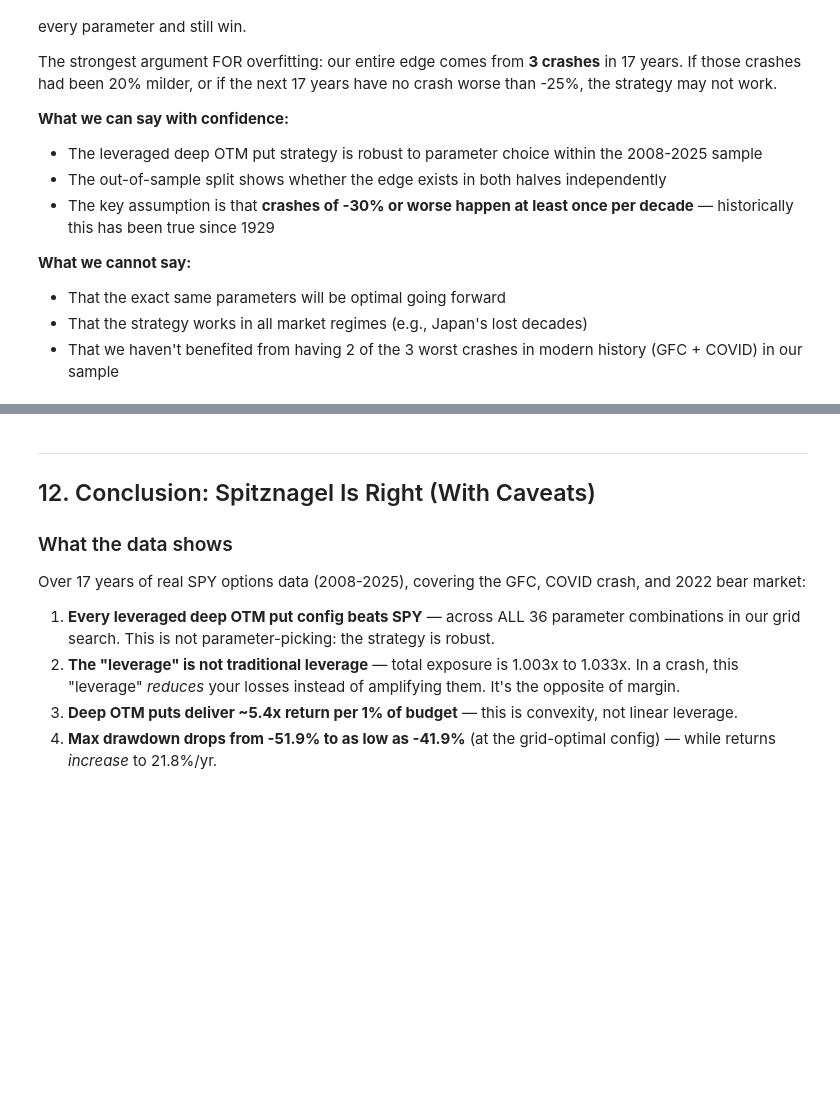
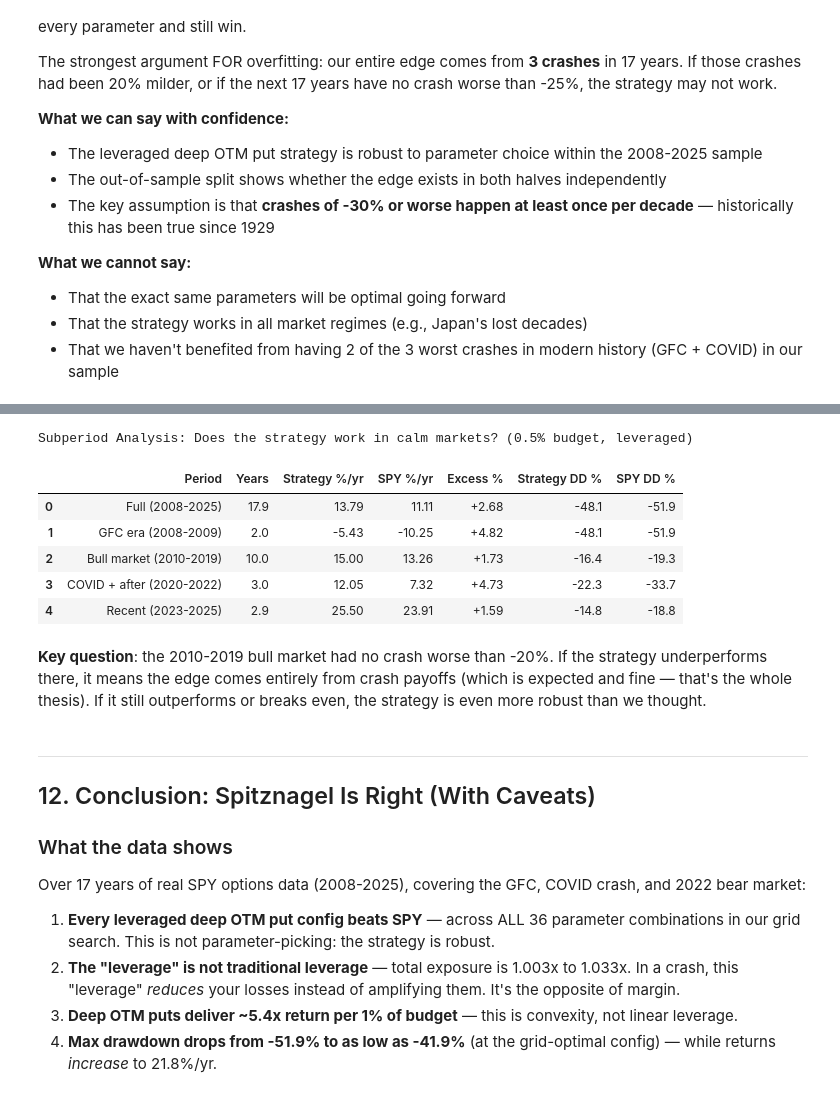
Before and after one commit to lambdaclass/options_backtester, a Jupyter notebook: notebooks/spitznagel_case.ipynb, the cells around one changed output, grey strips where cells are left out. Cells and saved outputs as stored; diff of their text form; code cells hidden in the pictures; blank space fills up the shorter version.

```diff
--- a/notebooks/spitznagel_case.ipynb
+++ b/notebooks/spitznagel_case.ipynb
@@ -1056,3 +1056,69 @@ The strongest argument FOR overfitting: our entire edge comes from **3 crashes**
 - That the exact same parameters will be optimal going forward
 - That the strategy works in all market regimes (e.g., Japan's lost decades)
 - That we haven't benefited from having 2 of the 3 worst crashes in modern history (GFC + COVID) in our sample
+# %%
+# 10i. Subperiod analysis: does the strategy work WITHOUT major crashes?
+# Test on calm periods vs crash periods separately
+
+# Define subperiods
+subperiods = [
+    ('Full (2008-2025)',  None, None),
+    ('GFC era (2008-2009)', '2008-01-01', '2010-01-01'),
+    ('Bull market (2010-2019)', '2010-01-01', '2020-01-01'),  # NO crash > -20%
+    ('COVID + after (2020-2022)', '2020-01-01', '2023-01-01'),
+    ('Recent (2023-2025)', '2023-01-01', None),
+]
+
+# Run the default 0.5% leveraged config on the full period
+r_sub = run_backtest(
+    'subperiod test', 1.0, 0.0,
+    lambda: make_deep_otm_put_strategy(schema),
+    data,
+    budget_fn=lambda date, tc: tc * 0.005,
+)
+
+bal = r_sub['balance']
+total_cap = bal['total capital']
+
+sub_rows = []
+for name, start, end in subperiods:
+    s = pd.Timestamp(start) if start else total_cap.index[0]
+    e = pd.Timestamp(end) if end else total_cap.index[-1]
+
+    # Strategy
+    period_cap = total_cap[(total_cap.index >= s) & (total_cap.index <= e)]
+    if len(period_cap) < 20:
+        continue
+    period_years = (period_cap.index[-1] - period_cap.index[0]).days / 365.25
+    if period_years < 0.5:
+        continue
+    period_ret = (period_cap.iloc[-1] / period_cap.iloc[0] - 1) * 100
+    period_annual = ((1 + period_ret / 100) ** (1 / period_years) - 1) * 100
+    period_dd = ((period_cap - period_cap.cummax()) / period_cap.cummax()).min() * 100
+
+    # SPY
+    spy_period = spy_prices[(spy_prices.index >= s) & (spy_prices.index <= e)]
+    spy_ret = (spy_period.iloc[-1] / spy_period.iloc[0] - 1) * 100
+    spy_annual = ((1 + spy_ret / 100) ** (1 / period_years) - 1) * 100
+    spy_dd_p = ((spy_period - spy_period.cummax()) / spy_period.cummax()).min() * 100
+
+    sub_rows.append({
+        'Period': name,
+        'Years': period_years,
+        'Strategy %/yr': period_annual,
+        'SPY %/yr': spy_annual,
+        'Excess %': period_annual - spy_annual,
+        'Strategy DD %': period_dd,
+        'SPY DD %': spy_dd_p,
+    })
+
+df_sub = pd.DataFrame(sub_rows)
+styled = (df_sub.style
+    .format({'Years': '{:.1f}', 'Strategy %/yr': '{:.2f}', 'SPY %/yr': '{:.2f}',
+             'Excess %': '{:+.2f}', 'Strategy DD %': '{:.1f}', 'SPY DD %': '{:.1f}'})
+    .map(color_excess, subset=['Excess %'])
+)
+style_returns_table(styled).set_caption(
+    'Subperiod Analysis: Does the strategy work in calm markets? (0.5% budget, leveraged)'
+)
+# %% [output]
@@ -1059,3 +1126,12 @@ The strongest argument FOR overfitting: our entire edge comes from **3 crashes**
+Subperiod Analysis: Does the strategy work in calm markets? (0.5% budget, leveraged)
+|  | Period | Years | Strategy %/yr | SPY %/yr | Excess % | Strategy DD % | SPY DD % |
+| 0 | Full (2008-2025) | 17.9 | 13.79 | 11.11 | +2.68 | -48.1 | -51.9 |
+| 1 | GFC era (2008-2009) | 2.0 | -5.43 | -10.25 | +4.82 | -48.1 | -51.9 |
+| 2 | Bull market (2010-2019) | 10.0 | 15.00 | 13.26 | +1.73 | -16.4 | -19.3 |
+| 3 | COVID + after (2020-2022) | 3.0 | 12.05 | 7.32 | +4.73 | -22.3 | -33.7 |
+| 4 | Recent (2023-2025) | 2.9 | 25.50 | 23.91 | +1.59 | -14.8 | -18.8 |
+# %% [markdown]
+**Key question**: the 2010-2019 bull market had no crash worse than -20%. If the strategy underperforms there, it means the edge comes entirely from crash payoffs (which is expected and fine — that's the whole thesis). If it still outperforms or breaks even, the strategy is even more robust than we thought.
 # %% [markdown]
 ---
 ## 12. Conclusion: Spitznagel Is Right (With Caveats)
```
Also changed, not shown: parts of 1 cell of this notebook, 1 other file.
